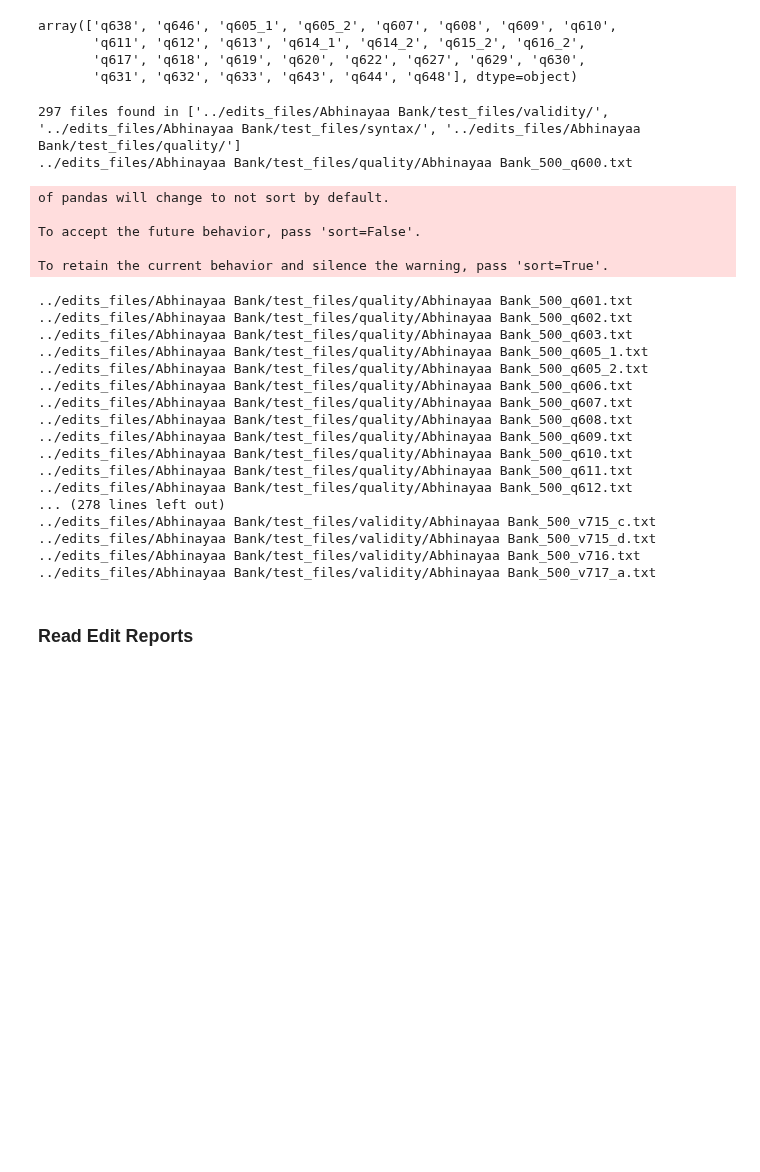
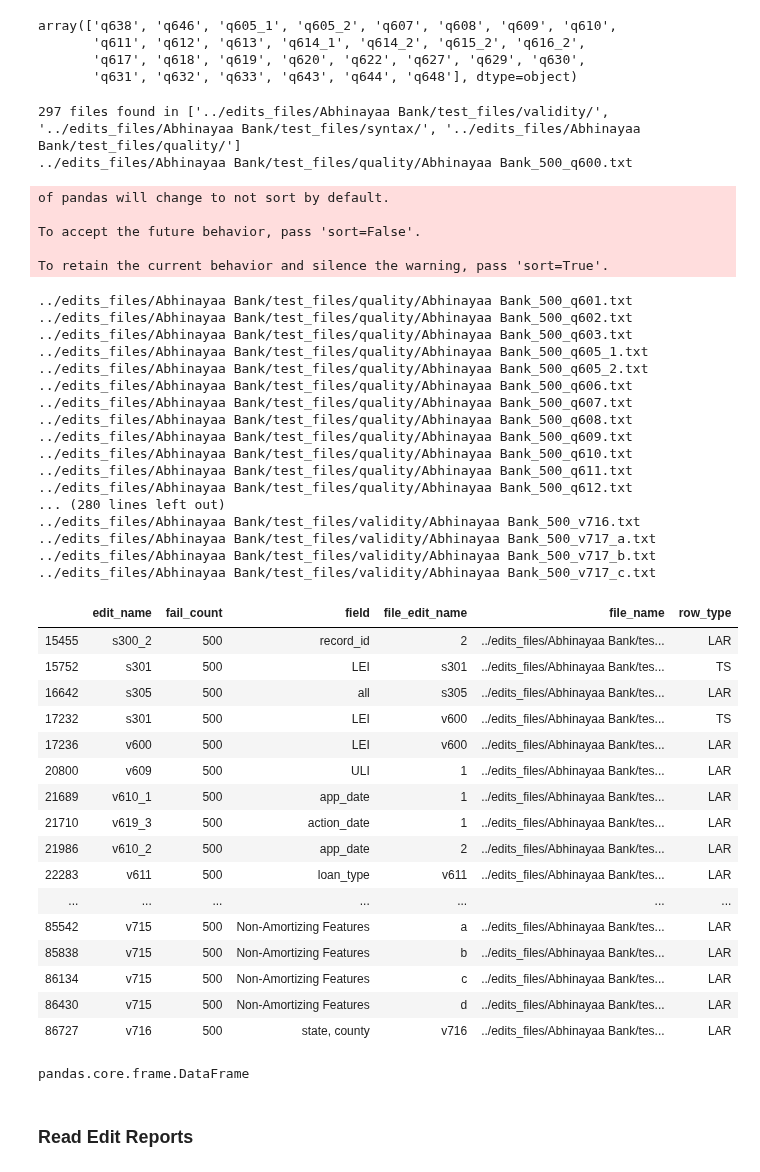
Before and after one commit to cfpb/hmda-test-files, a Jupyter notebook: 2020/python/edit_file_test_tool.ipynb, the cells around one changed output. Cells and saved outputs as stored; diff of their text form; code cells hidden in the pictures; blank space fills up the shorter version.

```diff
--- a/2020/python/edit_file_test_tool.ipynb
+++ b/2020/python/edit_file_test_tool.ipynb
@@ -135,10 +135,10 @@ def generate_edit_report(file_list, save_name, edits_list=["s","v","q","m"], sav
     edits_list: list of edit types to check options are s, v, q, m
     """
     #set up data frame seed for edit report to use as a base for concatenation
-    report_df = pd.DataFrame([], columns=['file_name', 'edit_name', 'row_type', 'field', 'fail_count', 'failed_rows'], index=[0])
+    report_df = pd.DataFrame([], columns=['file_name', 'edit_name', 'row_type', 'field', 'fail_count', 'failed_rows', "file_edit_name"], index=[0])
     for file in file_list: #iterate over clean test files and create report results for each
         rules_engine.reset_results() #clear previous edit report results
-        print(file) #display current working file
+        #print(file) #display current working file
         ts_df, lar_df = rules_engine.split_ts_row(file) #split TS row from LAR data for dataframe usage
         #load current file data to rules engine to create edit report
         rules_engine.load_ts_data(ts_df)
@@ -146,6 +146,7 @@ def generate_edit_report(file_list, save_name, edits_list=["s","v","q","m"], sav
         #generate edit report
         new_results_df = rules_engine.create_edit_report(edits_list)
         new_results_df["file_name"] = file #label file_name in report
+        new_results_df["file_edit_name"] = new_results_df.file_name.apply(lambda x: x.split("/")[-1].split("_")[-1].replace(".txt",""))
         report_df = pd.concat([report_df, new_results_df])
         report_df.reset_index(drop=True, inplace=True)
         report_df.drop(0, inplace=True)
@@ -178,7 +179,9 @@ array(['q638', 'q646', 'q605_1', 'q605_2', 'q607', 'q608', 'q609', 'q610',
 # %%
 
 edit_files = get_file_names(edit_filepaths)
-edit_report_df = generate_edit_report(edit_files, save_name=filepaths['edit_report_output_filename'].format(bank_name=bank_config_data["name"]["value"]))
+edit_report_df = generate_edit_report(edit_files, save_name=
+                                      filepaths['edit_report_output_filename'].format(bank_name=
+                                                                                      bank_config_data["name"]["value"]))
 # %% [output]
 297 files found in ['../edits_files/Abhinayaa Bank/test_files/validity/', '../edits_files/Abhinayaa Bank/test_files/syntax/', '../edits_files/Abhinayaa Bank/test_files/quality/']
 ../edits_files/Abhinayaa Bank/test_files/quality/Abhinayaa Bank_500_q600.txt
@@ -199,15 +202,47 @@ To retain the current behavior and silence the warning, pass 'sort=True'.
 ../edits_files/Abhinayaa Bank/test_files/quality/Abhinayaa Bank_500_q610.txt
 ../edits_files/Abhinayaa Bank/test_files/quality/Abhinayaa Bank_500_q611.txt
 ../edits_files/Abhinayaa Bank/test_files/quality/Abhinayaa Bank_500_q612.txt
-... (278 lines left out)
-../edits_files/Abhinayaa Bank/test_files/validity/Abhinayaa Bank_500_v715_c.txt
-../edits_files/Abhinayaa Bank/test_files/validity/Abhinayaa Bank_500_v715_d.txt
+... (280 lines left out)
 ../edits_files/Abhinayaa Bank/test_files/validity/Abhinayaa Bank_500_v716.txt
 ../edits_files/Abhinayaa Bank/test_files/validity/Abhinayaa Bank_500_v717_a.txt
+../edits_files/Abhinayaa Bank/test_files/validity/Abhinayaa Bank_500_v717_b.txt
+../edits_files/Abhinayaa Bank/test_files/validity/Abhinayaa Bank_500_v717_c.txt
+# %%
+#edit_report_df[((edit_report_df.file_edit_name.isin(["q648", "q651"]))&(edit_report_df.fail_count>0))&
+ #             (edit_report_df.edit_name.apply(lambda x: x[:1] in ("s", "v")))]
+
+edit_report_df[(edit_report_df.file_name==edit_report_df.file_edit_name)]
+
+edit_report_df.file_edit_name.unique()
+edit_report_df[["edit_name", "fail_count", "field", "file_edit_name", "file_name", "row_type"]][(edit_report_df.fail_count>=500)&
+                                                     (edit_report_df.file_name.apply(lambda x: "q" not in x))&
+                                                     (edit_report_df.edit_name.apply(lambda x: x[:1] in ("s", "v")))&
+                                                    (edit_report_df.apply(lambda x: ))]
+# %% [output]
+|  | edit_name | fail_count | field | file_edit_name | file_name | row_type |
+| 15455 | s300_2 | 500 | record_id | 2 | ../edits_files/Abhinayaa Bank/tes... | LAR |
+| 15752 | s301 | 500 | LEI | s301 | ../edits_files/Abhinayaa Bank/tes... | TS |
+| 16642 | s305 | 500 | all | s305 | ../edits_files/Abhinayaa Bank/tes... | LAR |
+| 17232 | s301 | 500 | LEI | v600 | ../edits_files/Abhinayaa Bank/tes... | TS |
+| 17236 | v600 | 500 | LEI | v600 | ../edits_files/Abhinayaa Bank/tes... | LAR |
+| 20800 | v609 | 500 | ULI | 1 | ../edits_files/Abhinayaa Bank/tes... | LAR |
+| 21689 | v610_1 | 500 | app_date | 1 | ../edits_files/Abhinayaa Bank/tes... | LAR |
+| 21710 | v619_3 | 500 | action_date | 1 | ../edits_files/Abhinayaa Bank/tes... | LAR |
+| 21986 | v610_2 | 500 | app_date | 2 | ../edits_files/Abhinayaa Bank/tes... | LAR |
+| 22283 | v611 | 500 | loan_type | v611 | ../edits_files/Abhinayaa Bank/tes... | LAR |
+| ... | ... | ... | ... | ... | ... | ... |
+| 85542 | v715 | 500 | Non-Amortizing Features | a | ../edits_files/Abhinayaa Bank/tes... | LAR |
+| 85838 | v715 | 500 | Non-Amortizing Features | b | ../edits_files/Abhinayaa Bank/tes... | LAR |
+| 86134 | v715 | 500 | Non-Amortizing Features | c | ../edits_files/Abhinayaa Bank/tes... | LAR |
+| 86430 | v715 | 500 | Non-Amortizing Features | d | ../edits_files/Abhinayaa Bank/tes... | LAR |
+| 86727 | v716 | 500 | state, county | v716 | ../edits_files/Abhinayaa Bank/tes... | LAR |
 # %%
 data_file = "../edits_files/Abhinayaa Bank/test_files/validity/Abhinayaa Bank_500_v673_1.txt"
 ts_df, lar_df = rules_engine.split_ts_row(data_file)
-lar_df.points_fees.unique()
+lar_df.head()
+type(lar_df)
+# %% [output]
+pandas.core.frame.DataFrame
 # %% [markdown]
 ### Read Edit Reports
 # %%
```
Also changed, not shown: parts of 1 cell of this notebook, 3 other files.
